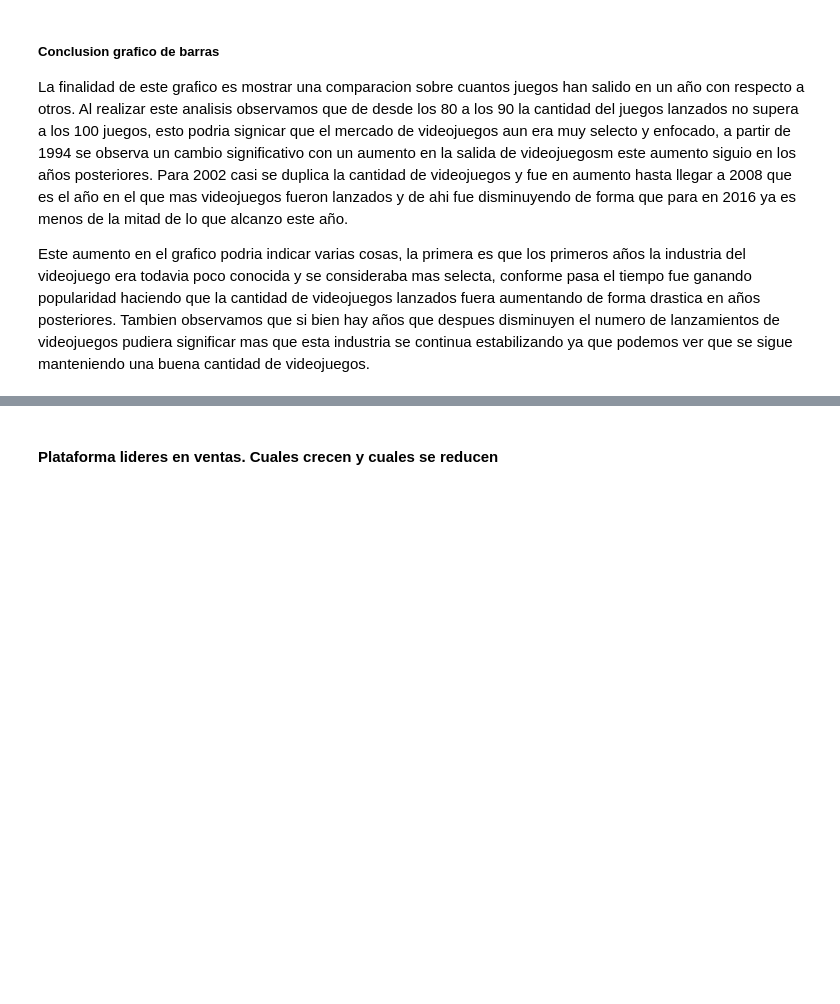
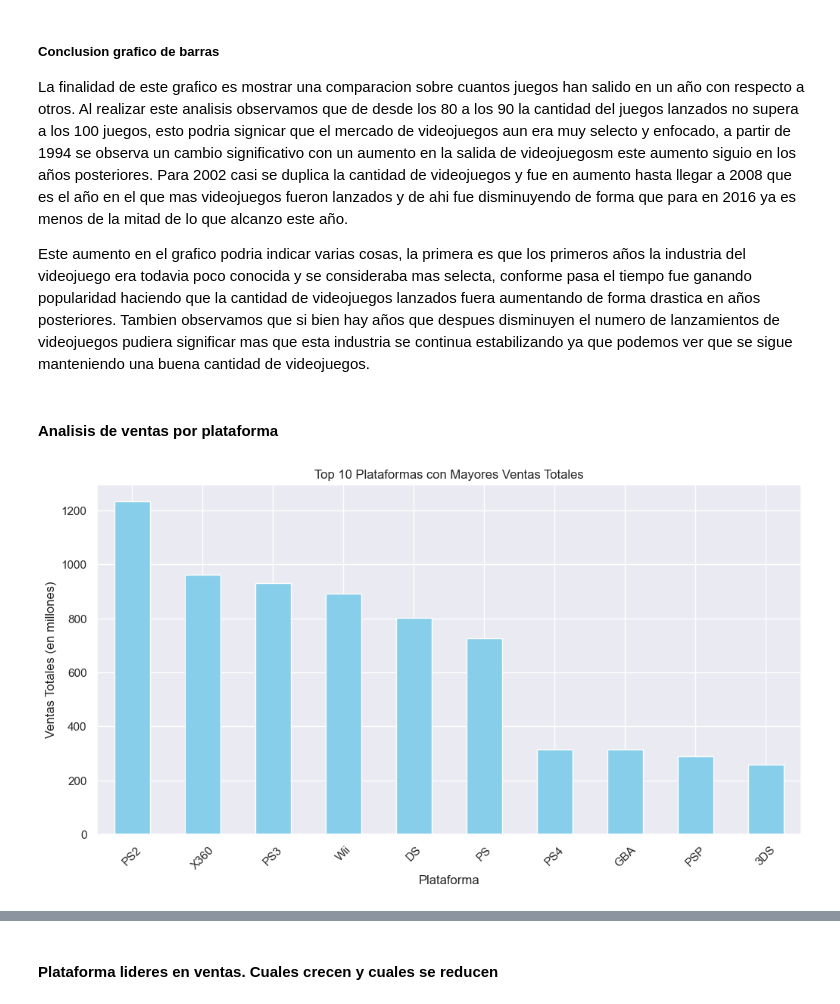
Before and after one commit to ErayFaSol/proyectosDataScience, a Jupyter notebook: proyecto6.ipynb, the cells around one changed output, grey strips where cells are left out. Drawn from its saved outputs; the diff is of its cells as text; code cells hidden in the pictures; blank space fills up the shorter version.

```diff
--- a/proyecto6.ipynb
+++ b/proyecto6.ipynb
@@ -210,3 +210,19 @@ plt.show()
 La finalidad de este grafico es mostrar una comparacion sobre cuantos juegos han salido en un año con respecto a otros. Al realizar este analisis observamos que de desde los 80 a los 90 la cantidad del juegos lanzados no supera a los 100 juegos, esto podria signicar que el mercado de videojuegos aun era muy selecto y enfocado, a partir de 1994 se observa un cambio significativo con un aumento en la salida de videojuegosm este aumento siguio en los años posteriores. Para 2002 casi se duplica la cantidad de videojuegos y fue en aumento hasta llegar a 2008 que es el año en el que mas videojuegos fueron lanzados y de ahi fue disminuyendo de forma que para en 2016 ya es menos de la mitad de lo que alcanzo este año.
 
 Este aumento en el grafico podria indicar varias cosas, la primera es que los primeros años la industria del videojuego era todavia poco conocida y se consideraba mas selecta, conforme pasa el tiempo fue ganando popularidad haciendo que la cantidad de videojuegos lanzados fuera aumentando de forma drastica en años posteriores. Tambien observamos que si bien hay años que despues disminuyen el numero de lanzamientos de videojuegos pudiera significar mas que esta industria se continua estabilizando ya que podemos ver que se sigue manteniendo una buena cantidad de videojuegos.
+# %% [markdown]
+#### Analisis de ventas por plataforma
+# %%
+# Calcular las ventas totales por plataforma
+total_sales_by_platform = df.groupby('platform')['total_sales'].sum().sort_values(ascending=False)
+
+# Visualizar las 10 plataformas con mayores ventas totales
+plt.figure(figsize=(12, 6))
+total_sales_by_platform.head(10).plot(kind='bar', color='skyblue')
+plt.title('Top 10 Plataformas con Mayores Ventas Totales')
+plt.xlabel('Plataforma')
+plt.ylabel('Ventas Totales (en millones)')
+plt.xticks(rotation=45)
+plt.show()
+# %% [output]
+[figure, added]
```
Also changed, not shown: parts of 20 cells of this notebook, 1 other file.
